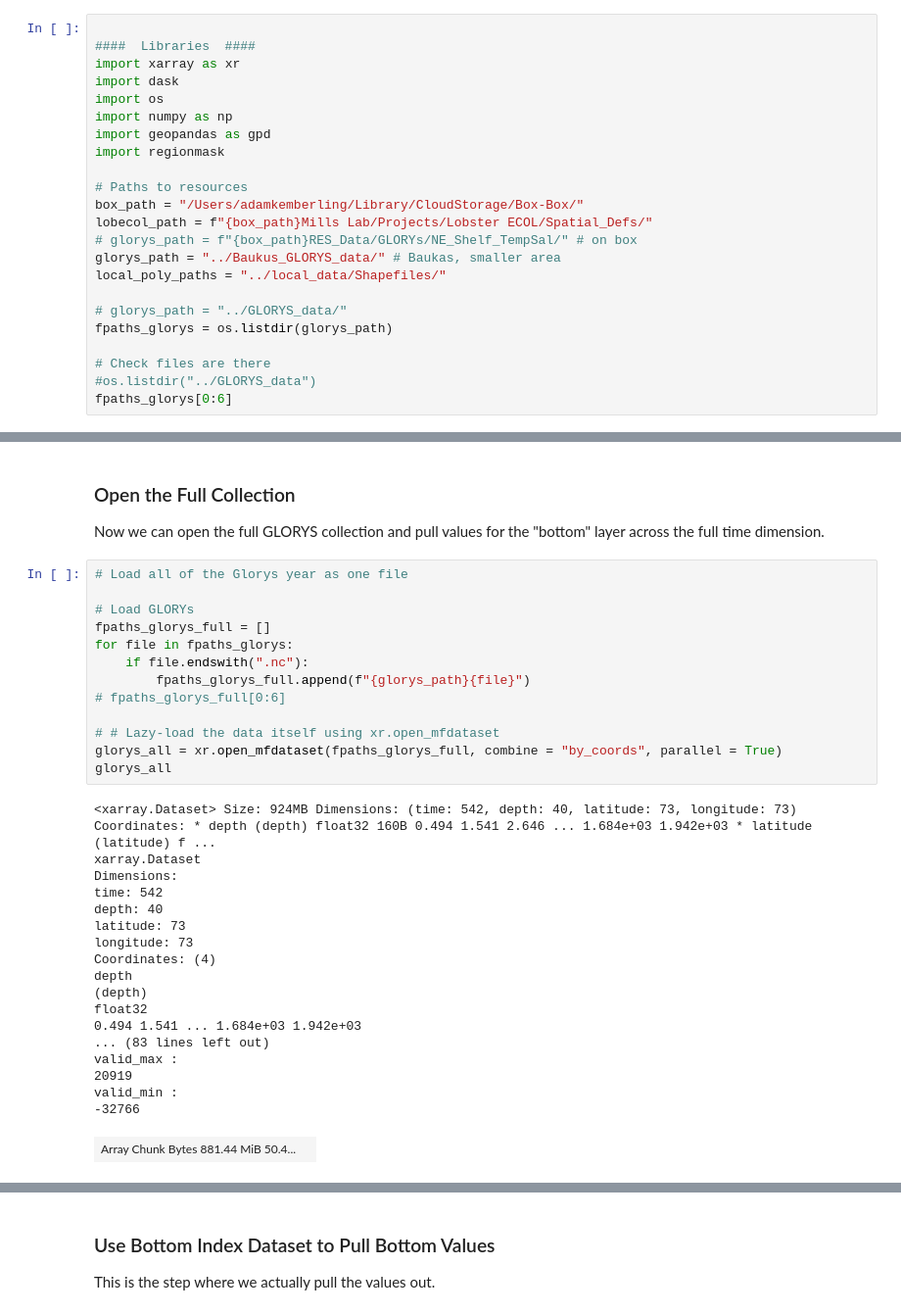
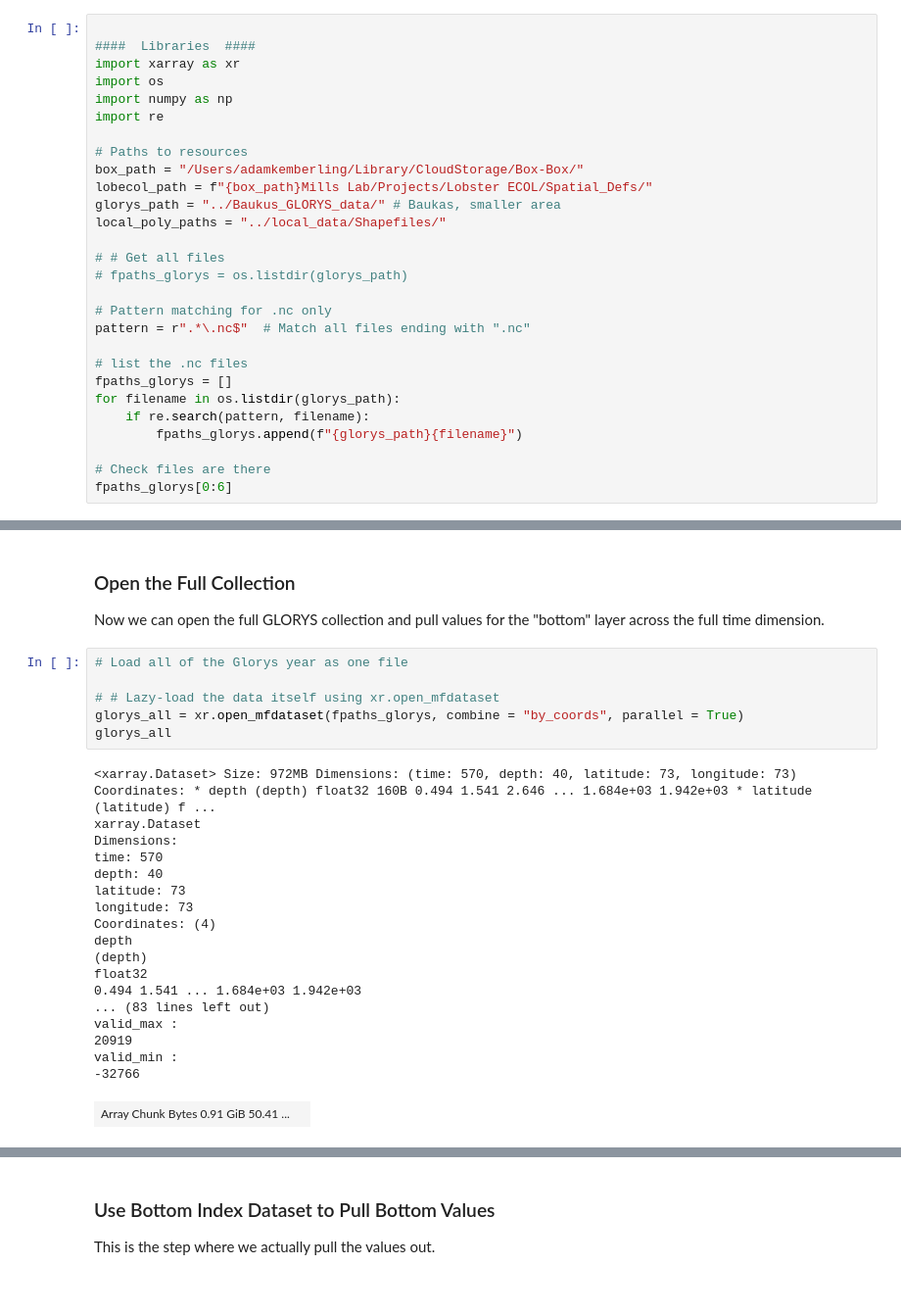
Before and after one commit to adamkemberling/glorys_northeast, a Jupyter notebook: py/Baukus_Bottom_Temps.ipynb, the cells around one changed output, grey strips where cells are left out. Shown at 98% size. Saved outputs shown, nothing was run; the diff lists cells and outputs as text.

```diff
--- a/py/Baukus_Bottom_Temps.ipynb
+++ b/py/Baukus_Bottom_Temps.ipynb
@@ -6,23 +6,28 @@ I'm tired of hopping back to python to do this step, so I'm just going to save b
 
 ####  Libraries  ####
 import xarray as xr
-import dask
 import os
 import numpy as np
-import geopandas as gpd
-import regionmask
+import re
 
 # Paths to resources
 box_path = "/Users/adamkemberling/Library/CloudStorage/Box-Box/"
 lobecol_path = f"{box_path}Mills Lab/Projects/Lobster ECOL/Spatial_Defs/"
-# glorys_path = f"{box_path}RES_Data/GLORYs/NE_Shelf_TempSal/" # on box
 glorys_path = "../Baukus_GLORYS_data/" # Baukas, smaller area
 local_poly_paths = "../local_data/Shapefiles/"
 
-# glorys_path = "../GLORYS_data/"
-fpaths_glorys = os.listdir(glorys_path)
+# # Get all files
+# fpaths_glorys = os.listdir(glorys_path)
+
+# Pattern matching for .nc only
+pattern = r".*\.nc$"  # Match all files ending with ".nc"
+
+# list the .nc files
+fpaths_glorys = []
+for filename in os.listdir(glorys_path):
+    if re.search(pattern, filename):
+        fpaths_glorys.append(f"{glorys_path}{filename}")
 
 # Check files are there
-#os.listdir("../GLORYS_data")
 fpaths_glorys[0:6]
 # %% [output]
@@ -139,35 +144,28 @@ Now we can open the full GLORYS collection and pull values for the "bottom" laye
 # %%
 # Load all of the Glorys year as one file
 
-# Load GLORYs
-fpaths_glorys_full = []
-for file in fpaths_glorys:
-    if file.endswith(".nc"):
-        fpaths_glorys_full.append(f"{glorys_path}{file}")
-# fpaths_glorys_full[0:6]
-
 # # Lazy-load the data itself using xr.open_mfdataset
-glorys_all = xr.open_mfdataset(fpaths_glorys_full, combine = "by_coords", parallel = True)
+glorys_all = xr.open_mfdataset(fpaths_glorys, combine = "by_coords", parallel = True)
 glorys_all
 # %% [output]
-<xarray.Dataset> Size: 924MB Dimensions: (time: 542, depth: 40, latitude: 73, longitude: 73) Coordinates: * depth (depth) float32 160B 0.494 1.541 2.646 ... 1.684e+03 1.942e+03 * latitude (latitude) f ...
+<xarray.Dataset> Size: 972MB Dimensions: (time: 570, depth: 40, latitude: 73, longitude: 73) Coordinates: * depth (depth) float32 160B 0.494 1.541 2.646 ... 1.684e+03 1.942e+03 * latitude (latitude) f ...
 xarray.Dataset
 Dimensions:
-time: 542
+time: 570
 depth: 40
 latitude: 73
 longitude: 73
 Coordinates: (4)
 depth
 (depth)
 float32
 0.494 1.541 ... 1.684e+03 1.942e+03
 ... (83 lines left out)
 valid_max :
 20919
 valid_min :
 -32766
-| Array Chunk Bytes 881.44 MiB 50.4... |  |
+| Array Chunk Bytes 0.91 GiB 50.41 ... |  |
 Indexes: (4)
 depth
 PandasIndex
```
Also changed, not shown: parts of 7 cells of this notebook, 6 other files.
